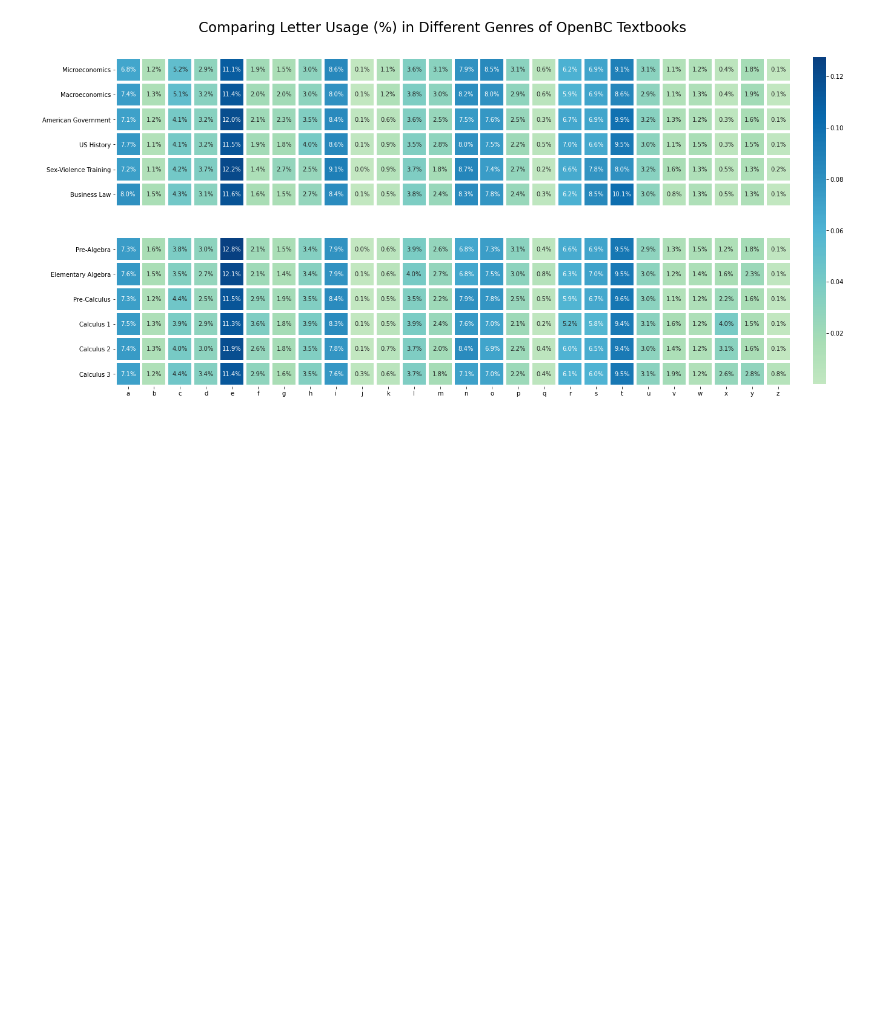
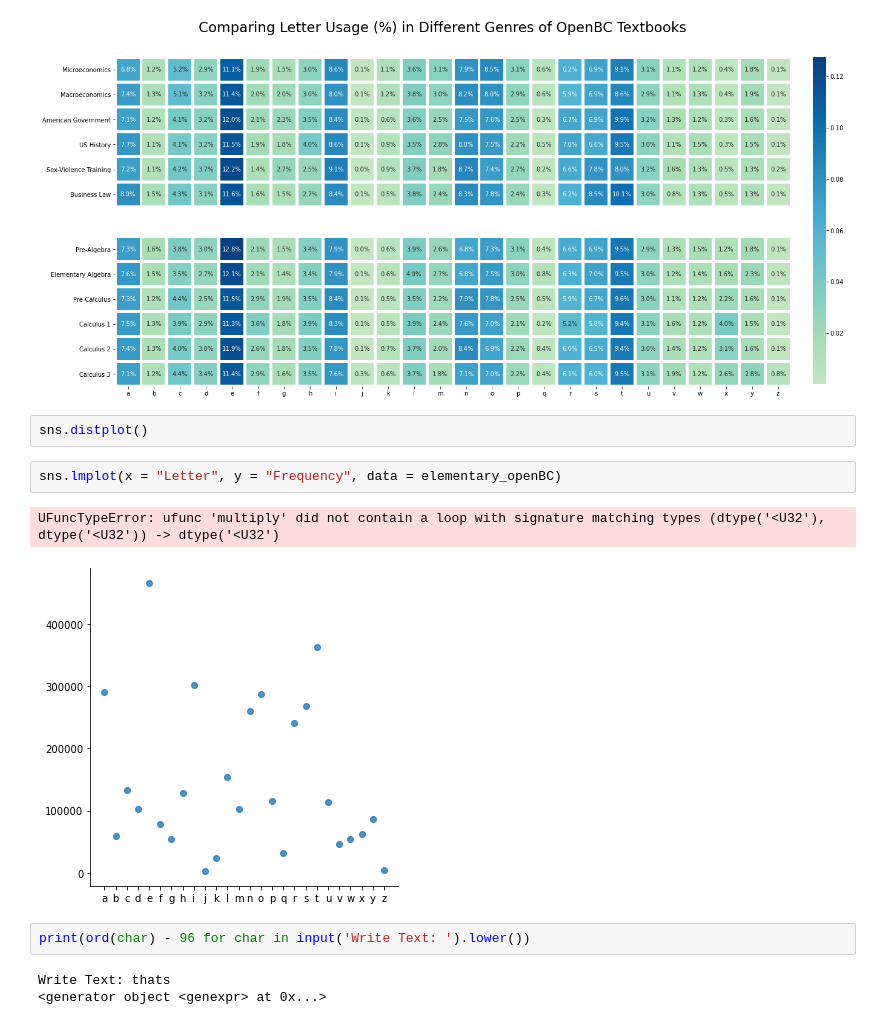
Before and after one commit to tommysteryy/LetterAnalyzer, a Jupyter notebook: Math Textbooks vs The World [3] - Data Analysis.ipynb, the cells around one changed output. Saved outputs shown, nothing was run; the diff lists cells and outputs as text; blank space fills up the shorter version.

```diff
--- a/Math Textbooks vs The World [3] - Data Analysis.ipynb
+++ b/Math Textbooks vs The World [3] - Data Analysis.ipynb
@@ -194,3 +194,15 @@ ax2.set_xlabel('')
 plt.show()
 # %% [output]
 [figure]
+# %%
+sns.distplot()
+# %%
+sns.lmplot(x = "Letter", y = "Frequency", data = elementary_openBC)
+# %% [output]
+UFuncTypeError: ufunc 'multiply' did not contain a loop with signature matching types (dtype('<U32'), dtype('<U32')) -> dtype('<U32')
+[figure, added]
+# %%
+print(ord(char) - 96 for char in input('Write Text: ').lower())
+# %% [output]
+Write Text: thats
+<generator object <genexpr> at 0x...>
```
Also changed, not shown: parts of 7 cells of this notebook, 1 other file.
